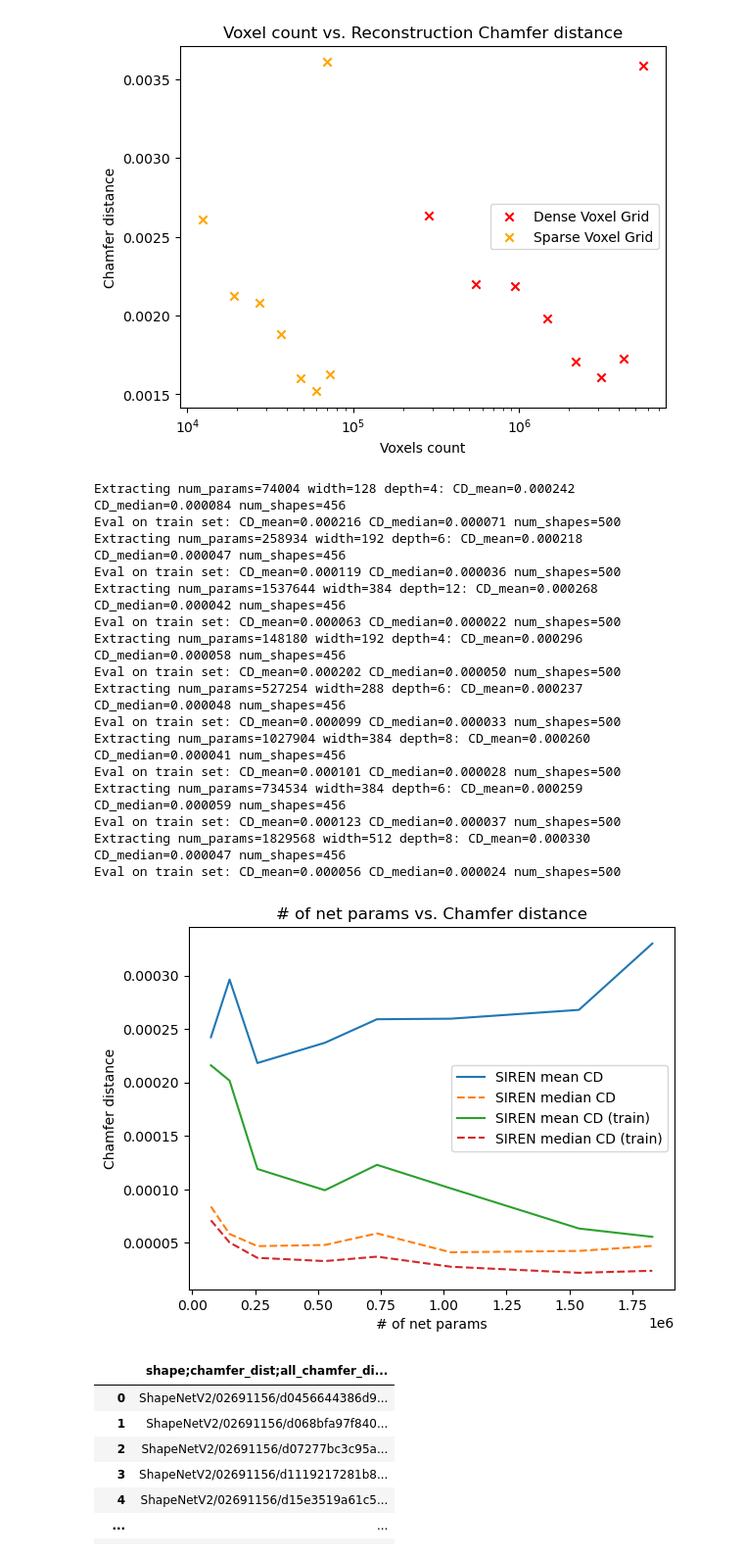
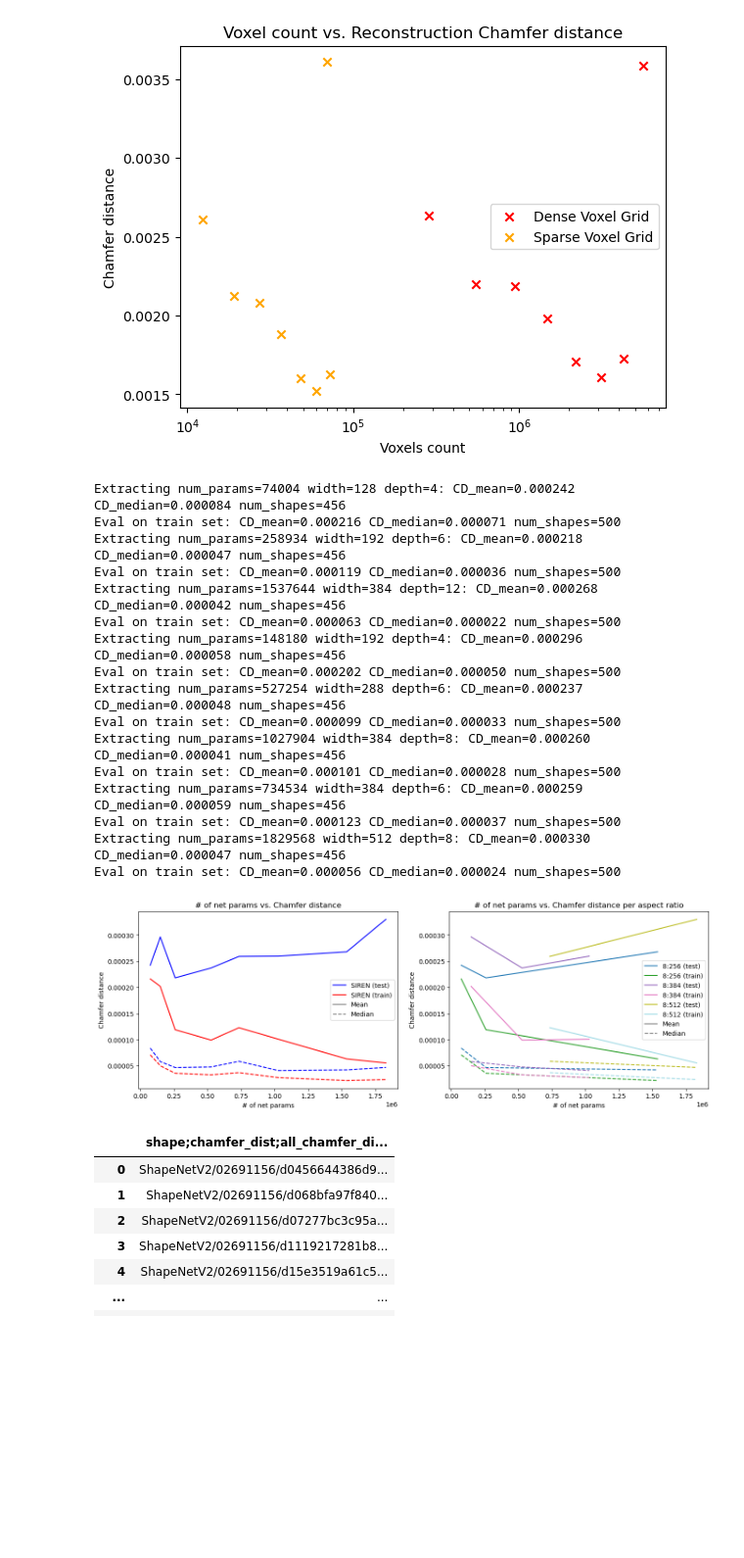
Before and after one commit to philippwulff/Deep3DComp, a Jupyter notebook: test.ipynb, the cells around one changed output. Shown at 98% size. Cells and saved outputs as stored; diff of their text form; code cells hidden in the pictures; blank space fills up the shorter version.

Commit message:
added aspect plotting

```diff
--- a/test.ipynb
+++ b/test.ipynb
@@ -90,35 +90,35 @@ exps = [
     # "../../shared/deepsdfcomp/searches/num_params_search/upload/exp02_8layers_256width",
     "../../shared/deepsdfcomp/searches/num_params_search/upload/exp04_12layers_384width",
     "../../shared/deepsdfcomp/searches/num_params_search/upload/exp04.2_4layers_192width",
     "../../shared/deepsdfcomp/searches/num_params_search/upload/exp05_6layers_288width",
     "../../shared/deepsdfcomp/searches/num_params_search/upload/exp06_8layers_384width",
     "../../shared/deepsdfcomp/searches/num_params_search/upload/exp08_6layers_384width",
     "../../shared/deepsdfcomp/searches/num_params_search/upload/exp09_8layers_512width",
     # "../../shared/deepsdfcomp/searches/num_params_search/",
     # "../../shared/deepsdfcomp/searches/num_params_search/",
     ]
 vox_logs = [
 
 ]
-plotting.plot_capacity_vs_chamfer_dist(exp_dirs_net_capacity=exps)
+plotting.plot_capacity_vs_chamfer_dist(exp_dirs_net_capacity=exps, plot_aspect_ratios=True)
 # %% [output]
 Extracting num_params=74004 width=128 depth=4: CD_mean=0.000242 CD_median=0.000084 num_shapes=456
 Eval on train set: CD_mean=0.000216 CD_median=0.000071 num_shapes=500
 Extracting num_params=258934 width=192 depth=6: CD_mean=0.000218 CD_median=0.000047 num_shapes=456
 Eval on train set: CD_mean=0.000119 CD_median=0.000036 num_shapes=500
 Extracting num_params=1537644 width=384 depth=12: CD_mean=0.000268 CD_median=0.000042 num_shapes=456
 Eval on train set: CD_mean=0.000063 CD_median=0.000022 num_shapes=500
 Extracting num_params=148180 width=192 depth=4: CD_mean=0.000296 CD_median=0.000058 num_shapes=456
 Eval on train set: CD_mean=0.000202 CD_median=0.000050 num_shapes=500
 Extracting num_params=527254 width=288 depth=6: CD_mean=0.000237 CD_median=0.000048 num_shapes=456
 Eval on train set: CD_mean=0.000099 CD_median=0.000033 num_shapes=500
 Extracting num_params=1027904 width=384 depth=8: CD_mean=0.000260 CD_median=0.000041 num_shapes=456
 Eval on train set: CD_mean=0.000101 CD_median=0.000028 num_shapes=500
 Extracting num_params=734534 width=384 depth=6: CD_mean=0.000259 CD_median=0.000059 num_shapes=456
 Eval on train set: CD_mean=0.000123 CD_median=0.000037 num_shapes=500
 Extracting num_params=1829568 width=512 depth=8: CD_mean=0.000330 CD_median=0.000047 num_shapes=456
 Eval on train set: CD_mean=0.000056 CD_median=0.000024 num_shapes=500
-[figure, old version]
+[figure, new version]
 # %%
 pd.read_csv("../../shared/deepsdfcomp/searches/num_params_search/exp08_6layers_384width/Evaluation/2000/chamfer.csv")
 # %% [output]
```
Also changed, not shown: 2 other files.
